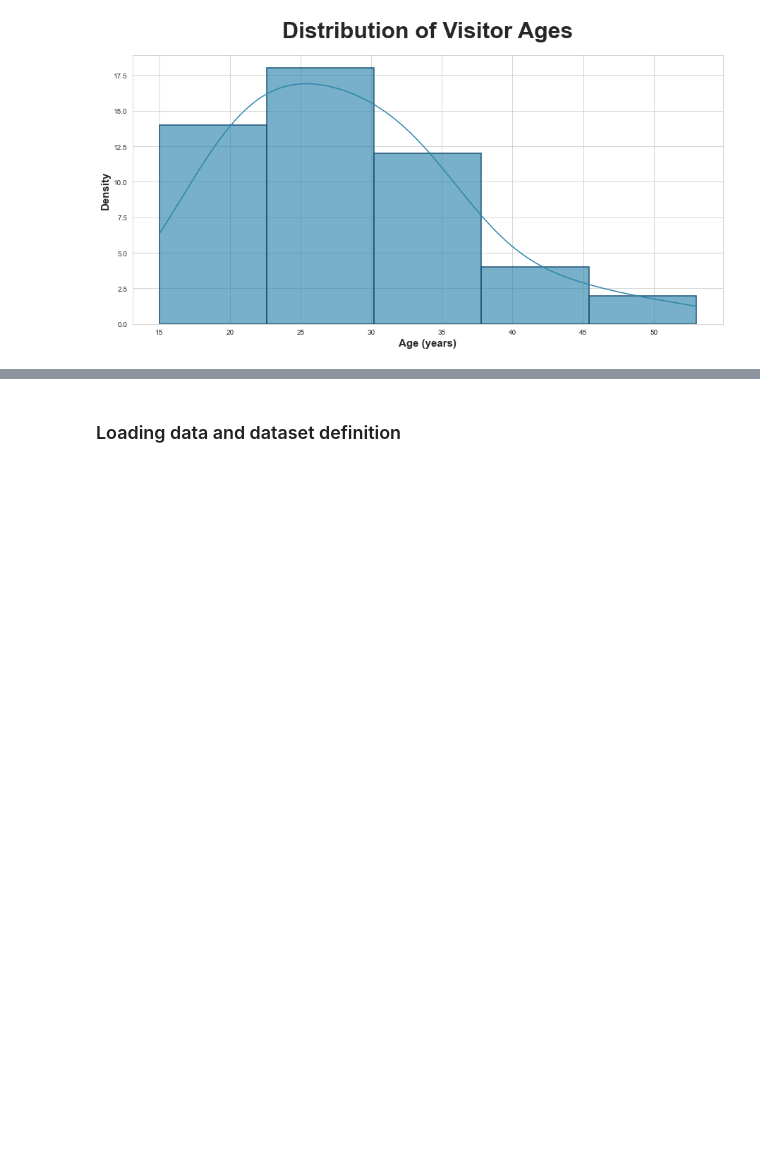
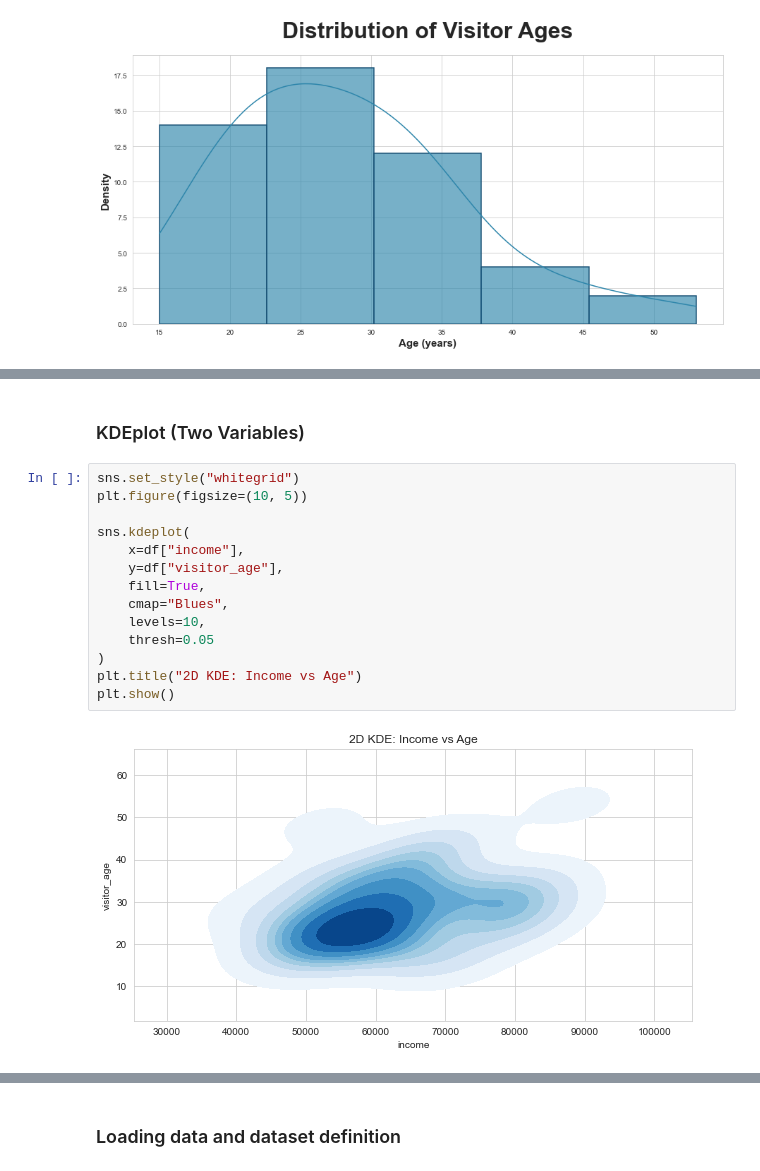
Before and after one commit to UlisesBM1998/Data-Visualization-Using-Python-Seaborn, a Jupyter notebook: Comprehensive Data Visualization Case Studies Using Python & Seaborn.ipynb, the cells around one changed output, grey strips where cells are left out. Cells and saved outputs as stored; diff of their text form; blank space fills up the shorter version.

```diff
--- a/Comprehensive Data Visualization Case Studies Using Python & Seaborn.ipynb
+++ b/Comprehensive Data Visualization Case Studies Using Python & Seaborn.ipynb
@@ -85,2 +296,20 @@ plt.show()
+# %% [markdown]
+### KDEplot (Two Variables)
+# %%
+sns.set_style("whitegrid")
+plt.figure(figsize=(10, 5))
+
+sns.kdeplot(
+    x=df["income"],
+    y=df["visitor_age"],
+    fill=True,
+    cmap="Blues",
+    levels=10,
+    thresh=0.05
+)
+plt.title("2D KDE: Income vs Age")
+plt.show()
+# %% [output]
+[figure, added]
 # %% [markdown]
 ### Conclusion:
```
Also changed, not shown: parts of 101 cells of this notebook.
